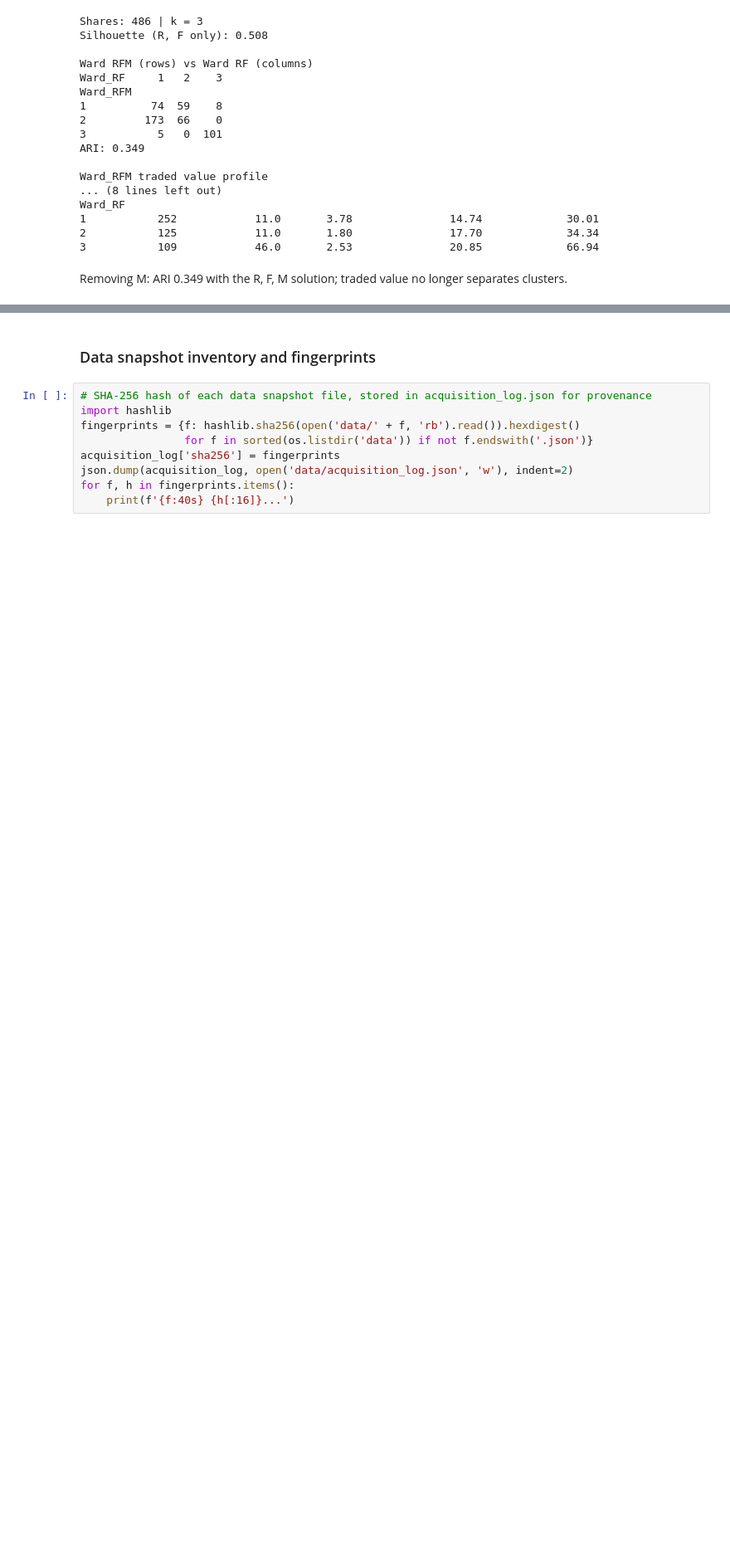
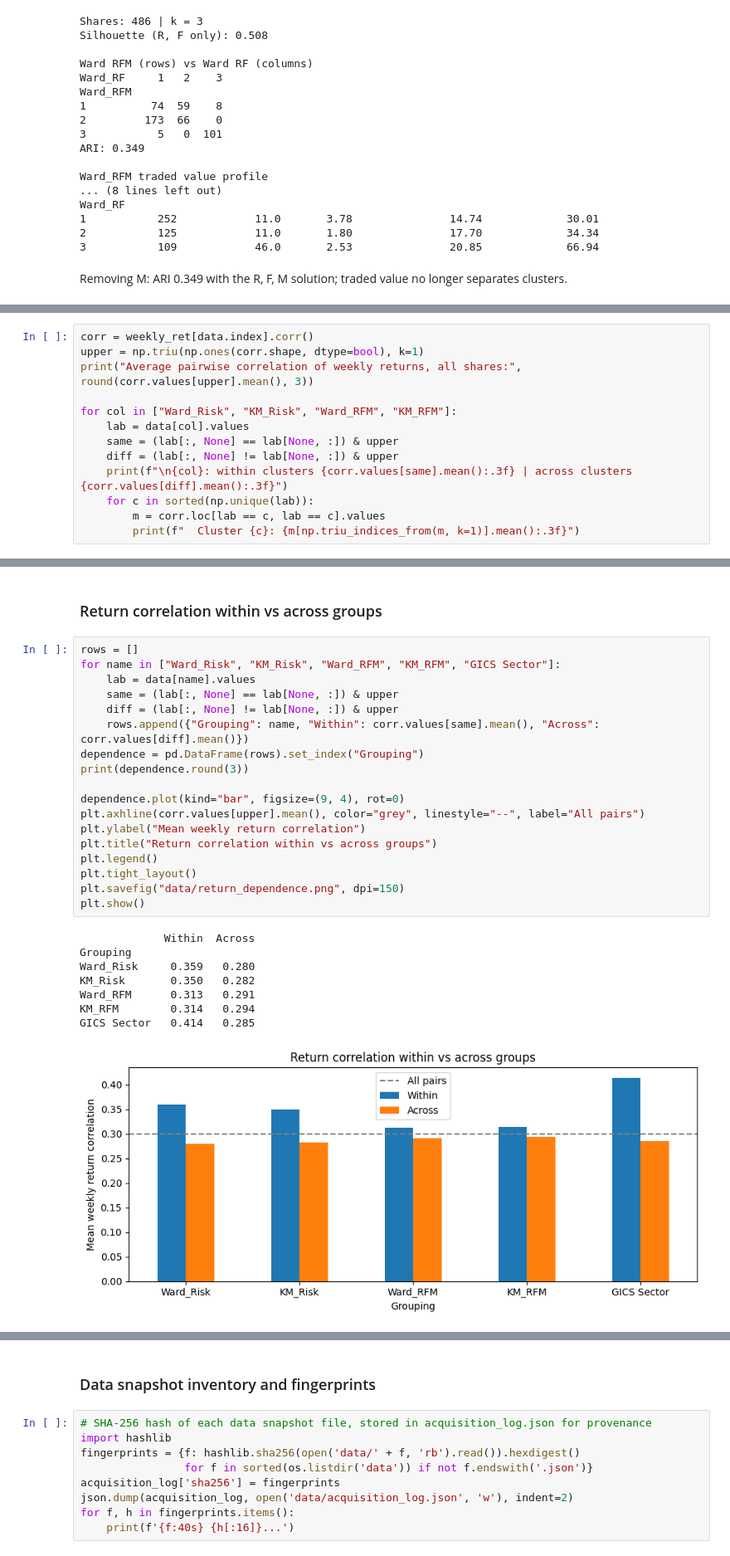
Before and after one commit to Thisen438/CRM-Coursework, a Jupyter notebook: CWK1_Stock_Segmentation_RFM.ipynb, the cells around one changed output, grey strips where cells are left out. Shown at 83% size. Drawn from its saved outputs; the diff is of its cells as text; blank space fills up the shorter version.

```diff
--- a/CWK1_Stock_Segmentation_RFM.ipynb
+++ b/CWK1_Stock_Segmentation_RFM.ipynb
@@ -1152,0 +1194,13 @@ Removing M: ARI 0.349 with the R, F, M solution; traded value no longer separate
+# %%
+corr = weekly_ret[data.index].corr()
+upper = np.triu(np.ones(corr.shape, dtype=bool), k=1)
+print("Average pairwise correlation of weekly returns, all shares:", round(corr.values[upper].mean(), 3))
+
+for col in ["Ward_Risk", "KM_Risk", "Ward_RFM", "KM_RFM"]:
+    lab = data[col].values
+    same = (lab[:, None] == lab[None, :]) & upper
+    diff = (lab[:, None] != lab[None, :]) & upper
+    print(f"\n{col}: within clusters {corr.values[same].mean():.3f} | across clusters {corr.values[diff].mean():.3f}")
+    for c in sorted(np.unique(lab)):
+        m = corr.loc[lab == c, lab == c].values
+        print(f"  Cluster {c}: {m[np.triu_indices_from(m, k=1)].mean():.3f}")
@@ -1152,0 +1317,29 @@ Removing M: ARI 0.349 with the R, F, M solution; traded value no longer separate
+# %% [markdown]
+### Return correlation within vs across groups
+# %%
+rows = []
+for name in ["Ward_Risk", "KM_Risk", "Ward_RFM", "KM_RFM", "GICS Sector"]:
+    lab = data[name].values
+    same = (lab[:, None] == lab[None, :]) & upper
+    diff = (lab[:, None] != lab[None, :]) & upper
+    rows.append({"Grouping": name, "Within": corr.values[same].mean(), "Across": corr.values[diff].mean()})
+dependence = pd.DataFrame(rows).set_index("Grouping")
+print(dependence.round(3))
+
+dependence.plot(kind="bar", figsize=(9, 4), rot=0)
+plt.axhline(corr.values[upper].mean(), color="grey", linestyle="--", label="All pairs")
+plt.ylabel("Mean weekly return correlation")
+plt.title("Return correlation within vs across groups")
+plt.legend()
+plt.tight_layout()
+plt.savefig("data/return_dependence.png", dpi=150)
+plt.show()
+# %% [output]
+             Within  Across
+Grouping
+Ward_Risk     0.359   0.280
+KM_Risk       0.350   0.282
+Ward_RFM      0.313   0.291
+KM_RFM        0.314   0.294
+GICS Sector   0.414   0.285
+[figure, added]
```
Also changed, not shown: parts of 27 cells of this notebook, 1 other file.
